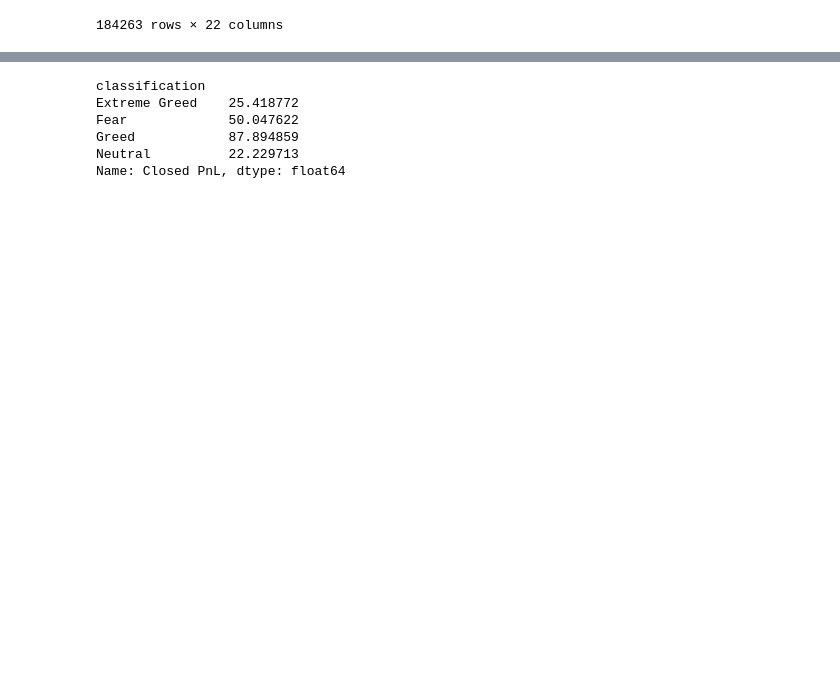
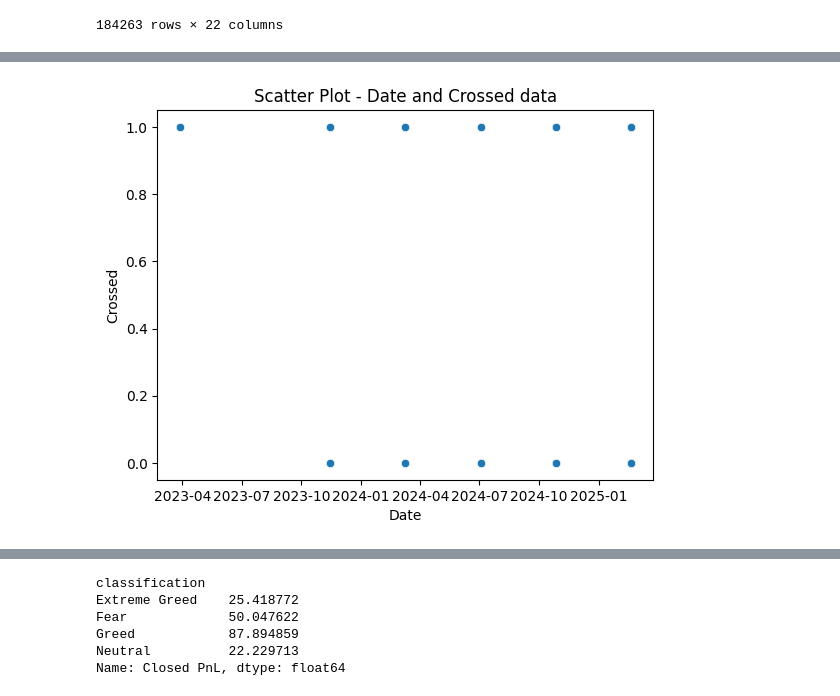
Before and after one commit to AnitaOm546/DS_Task, a Jupyter notebook: Project.ipynb, the cells around one changed output, grey strips where cells are left out. Drawn from its saved outputs; the diff is of its cells as text; code cells hidden in the pictures; blank space fills up the shorter version.

```diff
--- a/Project.ipynb
+++ b/Project.ipynb
@@ -59,0 +161,7 @@ merged_df
+# %%
+# Scatter plot to observe relationship
+sns.scatterplot(data=merged_df, x='Date', y='Crossed')
+plt.title("Scatter Plot - Date and Crossed data")
+plt.show()
+# %% [output]
+[figure, added]
```
Also changed, not shown: parts of 26 cells of this notebook.
